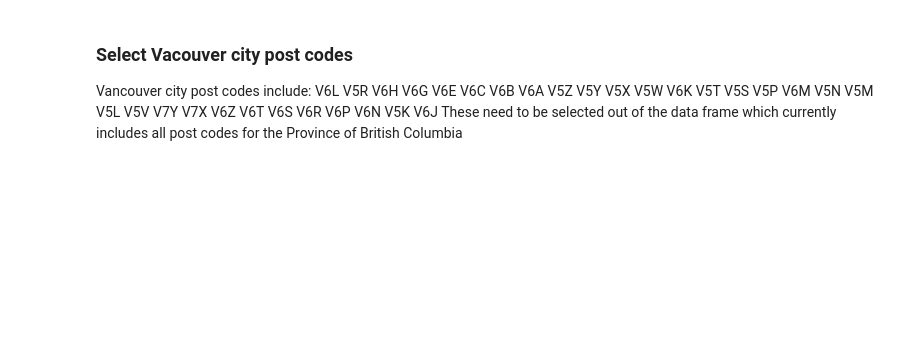
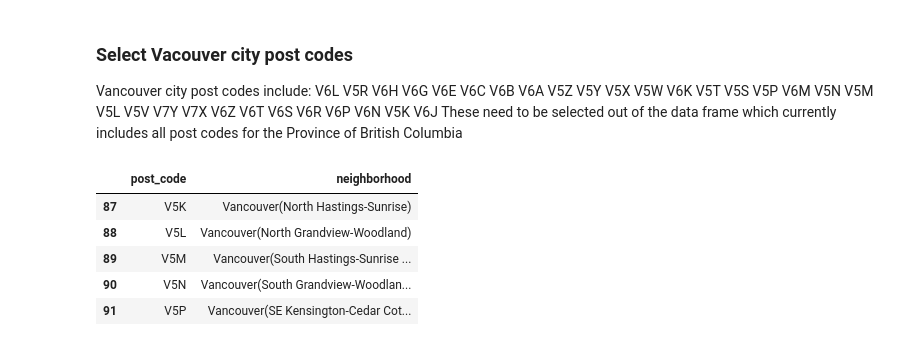
Before and after one commit to dprossi/Capstone_Project_IBM_Data_Science, a Jupyter notebook: Applied_Data_Science_Capstone_Project_Vancouver.ipynb, the cells around one changed output. Saved outputs shown, nothing was run; the diff lists cells and outputs as text; code cells hidden in the pictures; blank space fills up the shorter version.

```diff
--- a/Applied_Data_Science_Capstone_Project_Vancouver.ipynb
+++ b/Applied_Data_Science_Capstone_Project_Vancouver.ipynb
@@ -110,3 +134,17 @@ df3
 Vancouver city post codes include:
 V6L V5R V6H V6G V6E V6C V6B V6A V5Z V5Y V5X V5W V6K V5T V5S V5P V6M V5N V5M V5L V5V V7Y V7X V6Z V6T V6S V6R V6P V6N V5K V6J
 These need to be selected out of the data frame which currently includes all post codes for the Province of British Columbia
+# %%
+# create series of post codes in Vancouver city
+vancouver_city = 'V6L V5R V6H V6G V6E V6C V6B V6A V5Z V5Y V5X V5W V6K V5T V5S V5P V6M V5N V5M V5L V5V V7Y V7X V6Z V6T V6S V6R V6P V6N V5K V6J'.split()
+vancouver_city
+
+df4 = df3[df3['post_code'].isin(vancouver_city)]
+df4.head()
+# %% [output]
+|  | post_code | neighborhood |
+| 87 | V5K | Vancouver(North Hastings-Sunrise) |
+| 88 | V5L | Vancouver(North Grandview-Woodland) |
+| 89 | V5M | Vancouver(South Hastings-Sunrise ... |
+| 90 | V5N | Vancouver(South Grandview-Woodlan... |
+| 91 | V5P | Vancouver(SE Kensington-Cedar Cot... |
```
Also changed, not shown: parts of 3 cells of this notebook.
